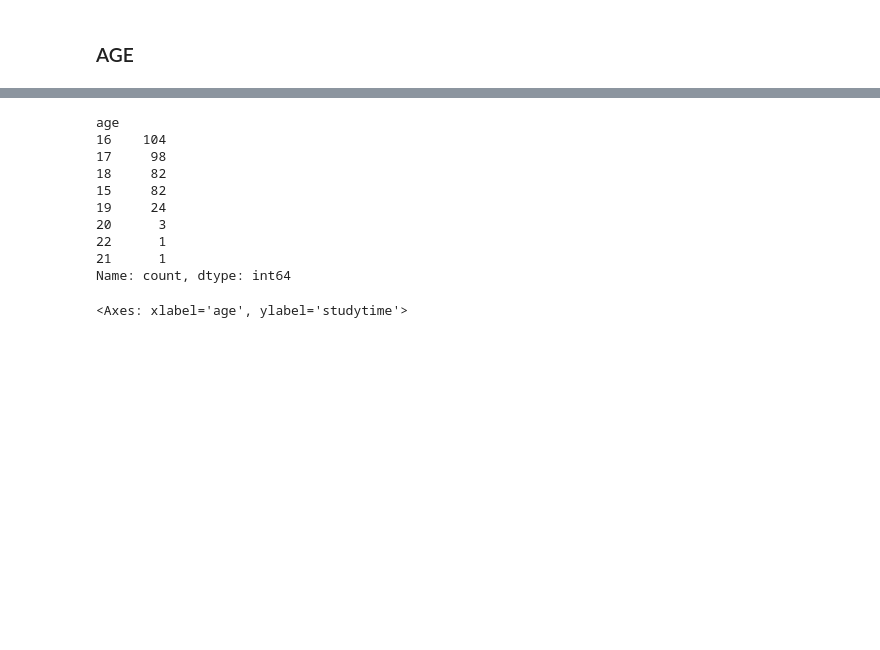
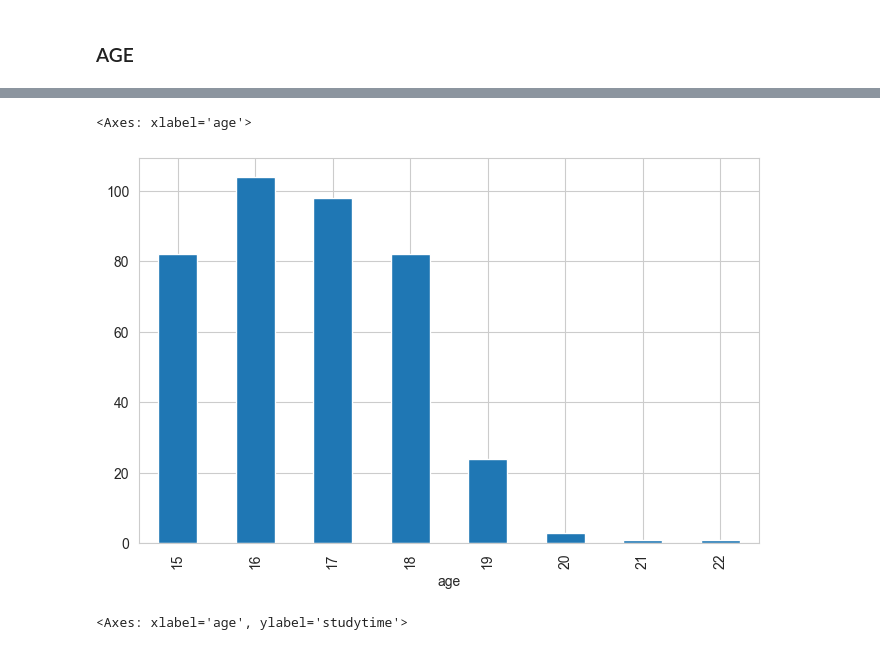
Before and after one commit to CasperAntonPoulsen/AlgoFainessExam, a Jupyter notebook: src/eda1.ipynb, the cells around one changed output, grey strips where cells are left out. Saved outputs shown, nothing was run; the diff lists cells and outputs as text; code cells hidden in the pictures; blank space fills up the shorter version.

```diff
--- a/src/eda1.ipynb
+++ b/src/eda1.ipynb
@@ -121,16 +182,8 @@ plt.show()
 # %%
-df.age.value_counts()
+df.age.value_counts().sort_index().plot(kind="bar", figsize=(8, 5))
 # %% [output]
-age
-16    104
-17     98
-18     82
-15     82
-19     24
-20      3
-22      1
-21      1
-Name: count, dtype: int64
+<Axes: xlabel='age'>
+[figure, added]
 # %%
 sns.violinplot(x="age", y="studytime", hue="sex", data=df, palette="muted", split=True)
 # %% [output]
```
Also changed, not shown: parts of 34 cells of this notebook, 8 other files.
